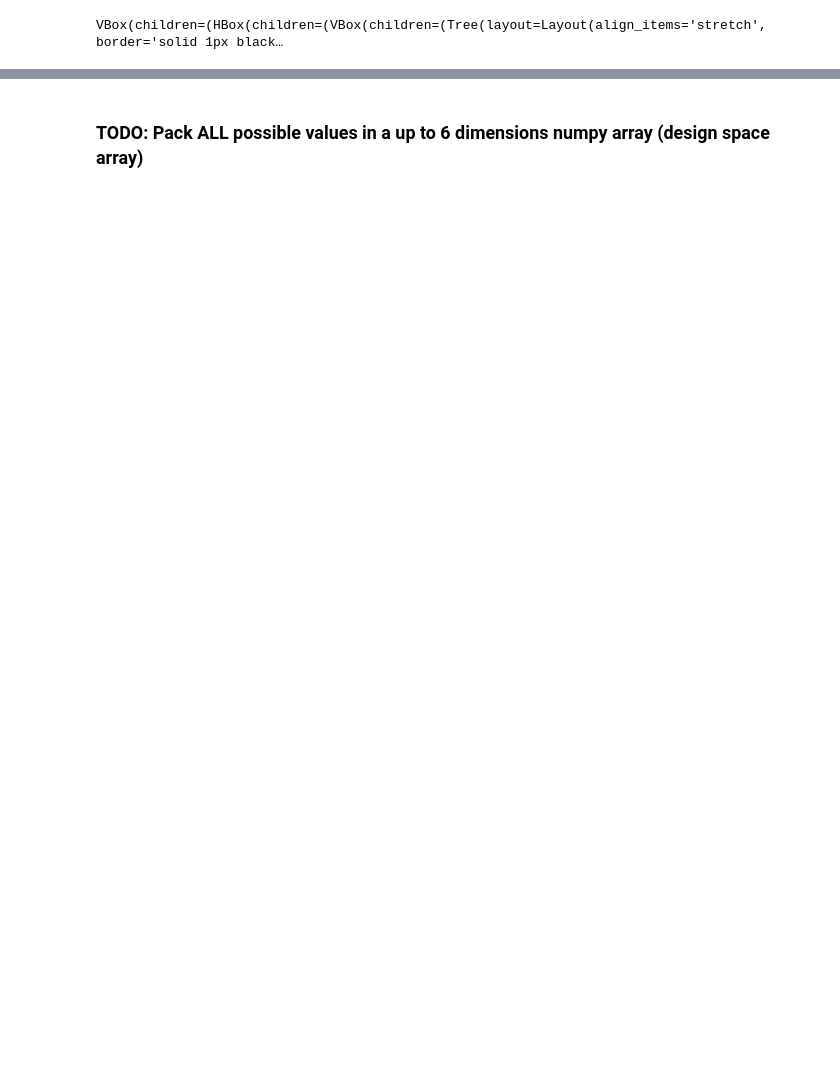
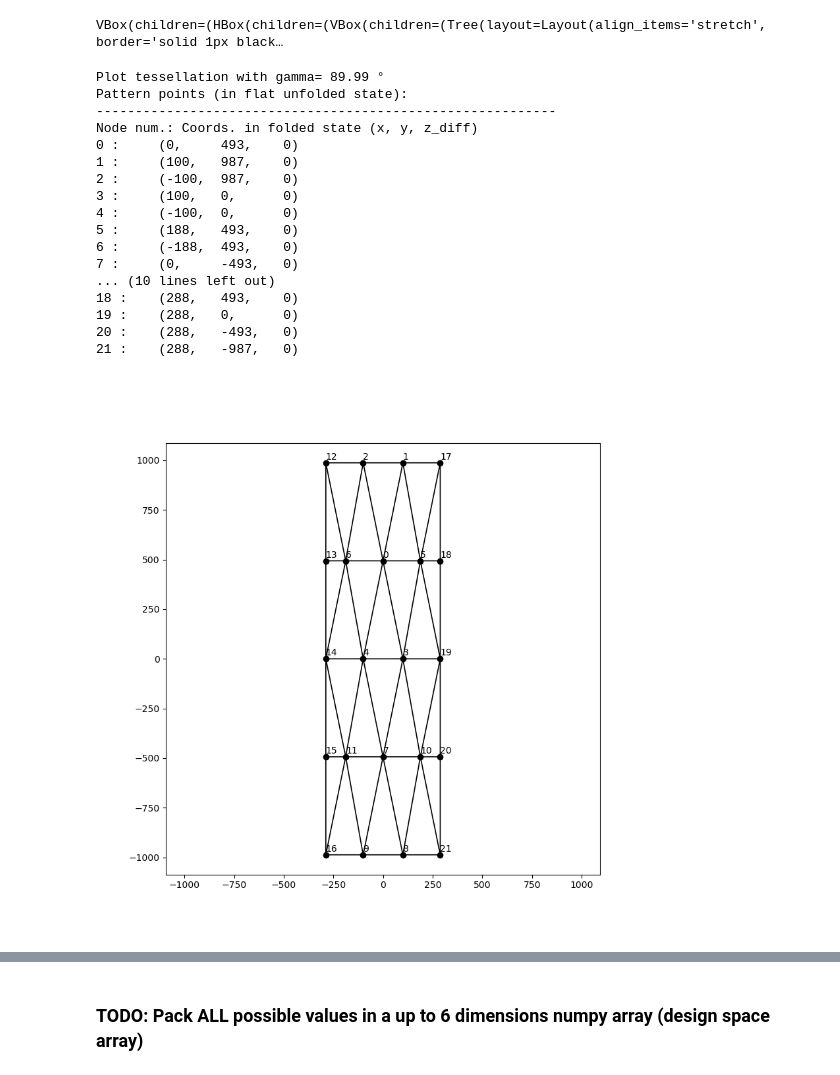
Before and after one commit to bmcs-group/bmcs_shell, a Jupyter notebook: notebooks/folding/experiments/first_series_2022/shells_geometries.ipynb, the cells around one changed output, grey strips where cells are left out. Cells and saved outputs as stored; diff of their text form; code cells hidden in the pictures; blank space fills up the shorter version.

Commit message:
Plotting formwork plan for WB shell

```diff
--- a/notebooks/folding/experiments/first_series_2022/shells_geometries.ipynb
+++ b/notebooks/folding/experiments/first_series_2022/shells_geometries.ipynb
@@ -62,6 +50,15 @@ valid_params= [{'a': 150.0, 'b': 334.9625169740877, 'c': 138.40994828897482, 'ga
 # %%
-valid_params_3_cells_span_1800_height_300_width_500=valid_params= [{'a': 50.0, 'b': 323.57020414338484, 'c': 203.9192890522306, 'gamma': 1.3743265742309068, 'n_phi_plus': 4}, {'a': 75.0, 'b': 324.1608857200621, 'c': 180.49944236370612, 'gamma': 1.3233110805408672, 'n_phi_plus': 4}, {'a': 100.0, 'b': 325.33872887313026, 'c': 158.69006461083, 'gamma': 1.2382830350132779, 'n_phi_plus': 4}, {'a': 125.0, 'b': 328.12276264060944, 'c': 141.44420701221793, 'gamma': 1.0837971138401712, 'n_phi_plus': 4}, {'a': 150.0, 'b': 334.9625169740877, 'c': 138.40994828897482, 'gamma': 0.8074604501704515, 'n_phi_plus': 4}, {'a': 175.0, 'b': 350.5894897509128, 'c': 159.8911507701505, 'gamma': 0.4883166638254845, 'n_phi_plus': 4}, {'a': 200.0, 'b': 373.19740961906575, 'c': 197.3843628100437, 'gamma': 0.2561290337283894, 'n_phi_plus': 4}]
+valid_params_3_cells_span_1800_height_300_width_500= [{'a': 50.0, 'b': 323.57020414338484, 'c': 203.9192890522306, 'gamma': 1.3743265742309068, 'n_phi_plus': 4},
+ {'a': 75.0, 'b': 324.1608857200621, 'c': 180.49944236370612, 'gamma': 1.3233110805408672, 'n_phi_plus': 4},
+ {'a': 100.0, 'b': 325.33872887313026, 'c': 158.69006461083, 'gamma': 1.2382830350132779, 'n_phi_plus': 4},
+ {'a': 125.0, 'b': 328.12276264060944, 'c': 141.44420701221793, 'gamma': 1.0837971138401712, 'n_phi_plus': 4},
+ {'a': 150.0, 'b': 334.9625169740877, 'c': 138.40994828897482, 'gamma': 0.8074604501704515, 'n_phi_plus': 4},
+ {'a': 175.0, 'b': 350.5894897509128, 'c': 159.8911507701505, 'gamma': 0.4883166638254845, 'n_phi_plus': 4},
+ {'a': 200.0, 'b': 373.19740961906575, 'c': 197.3843628100437, 'gamma': 0.2561290337283894, 'n_phi_plus': 4}]
 
-valid_params_2_cells_span_1800_height_300_width_500= valid_params= [{'a': 50.0, 'b': 488.7096992126691, 'c': 219.35035456988965, 'gamma': 1.1474627907495765, 'n_phi_plus': 3}, {'a': 75.0, 'b': 490.49365795443356, 'c': 201.23489828631506, 'gamma': 1.0544352782787323, 'n_phi_plus': 3}, {'a': 100.0, 'b': 493.47789764898204, 'c': 188.08268555670807, 'gamma': 0.9231728219305352, 'n_phi_plus': 3}, {'a': 125.0, 'b': 498.98924772523196, 'c': 184.16057467325248, 'gamma': 0.7460842175215365, 'n_phi_plus': 3}]
+valid_params_2_cells_span_1800_height_300_width_500= [{'a': 50.0, 'b': 488.7096992126691, 'c': 219.35035456988965, 'gamma': 1.1474627907495765, 'n_phi_plus': 3},
+ {'a': 75.0, 'b': 490.49365795443356, 'c': 201.23489828631506, 'gamma': 1.0544352782787323, 'n_phi_plus': 3},
+ {'a': 100.0, 'b': 493.47789764898204, 'c': 188.08268555670807, 'gamma': 0.9231728219305352, 'n_phi_plus': 3},
+ {'a': 125.0, 'b': 498.98924772523196, 'c': 184.16057467325248, 'gamma': 0.7460842175215365, 'n_phi_plus': 3}]
 # %%
 WBTessellation4PV2(**valid_params[0], n_x_plus=2, wireframe_width=5).interact()
@@ -70,6 +69,6 @@ VBox(children=(HBox(children=(VBox(children=(Tree(layout=Layout(align_items='str
 # %%
 a = 100
-params = valid_params_3_cells_span_1800_height_300_width_500[2]
+params = valid_params_2_cells_span_1800_height_300_width_500[2]
 wbt4p = WBTessellation4P(
 #                          a=100,
 #                          b = 5.492 * a,
@@ -86,3 +85,24 @@ wbt4p = WBTessellation4P(
 wbt4p.interact()
 # %% [output]
 VBox(children=(HBox(children=(VBox(children=(Tree(layout=Layout(align_items='stretch', border='solid 1px black…
+# %%
+fig_pattern, _ = wbt4p.plot_formwork_plan(trimmed=True, type='pattern')
+# %% [output]
+Plot tessellation with gamma= 89.99 °
+Pattern points (in flat unfolded state):
+-----------------------------------------------------------
+Node num.: Coords. in folded state (x, y, z_diff)
+0 :     (0,     493,    0)
+1 :     (100,   987,    0)
+2 :     (-100,  987,    0)
+3 :     (100,   0,      0)
+4 :     (-100,  0,      0)
+5 :     (188,   493,    0)
+6 :     (-188,  493,    0)
+7 :     (0,     -493,   0)
+... (10 lines left out)
+18 :    (288,   493,    0)
+19 :    (288,   0,      0)
+20 :    (288,   -493,   0)
+21 :    (288,   -987,   0)
+[figure, added]
```
Also changed, not shown: parts of 26 cells of this notebook, 2 other files.
